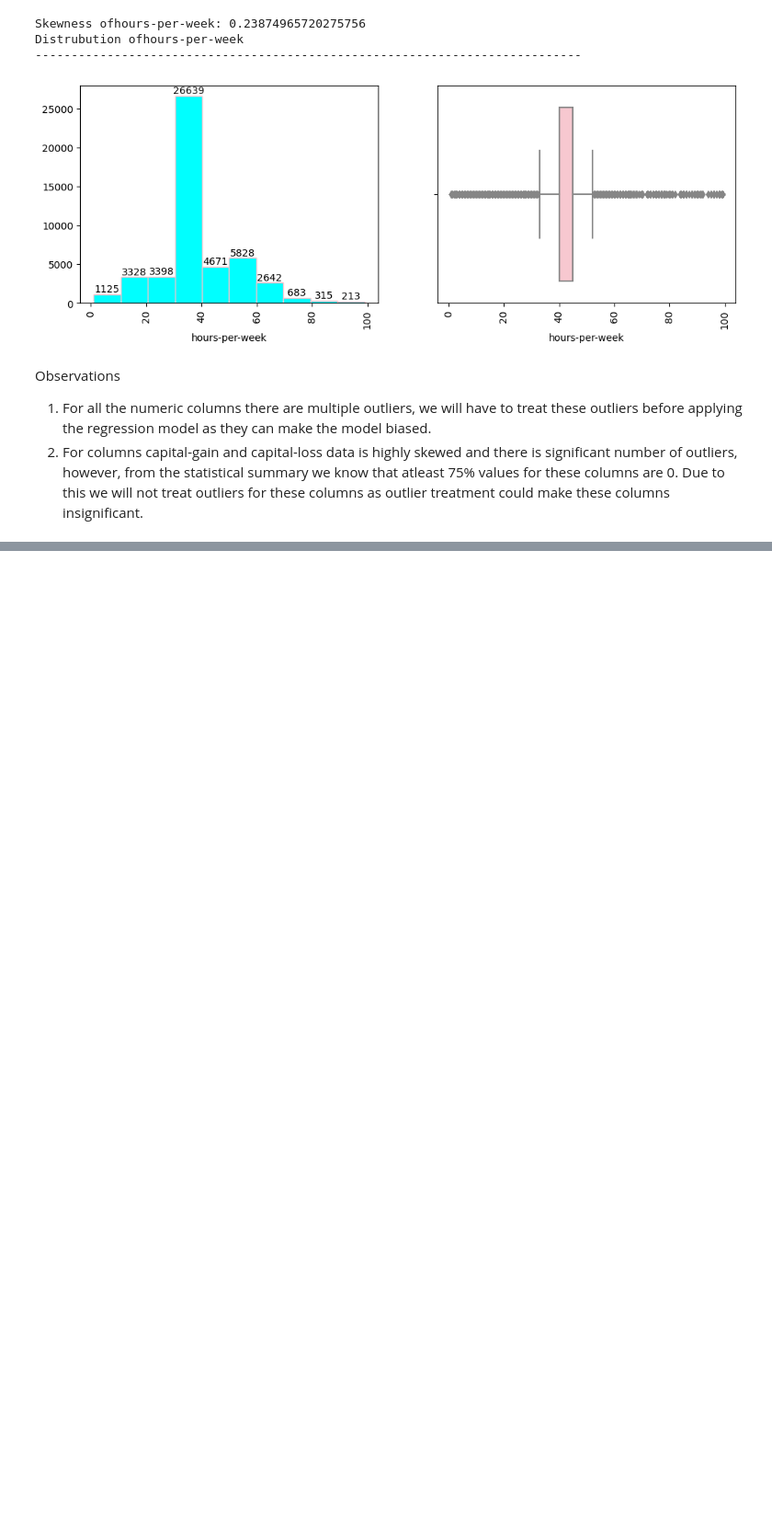
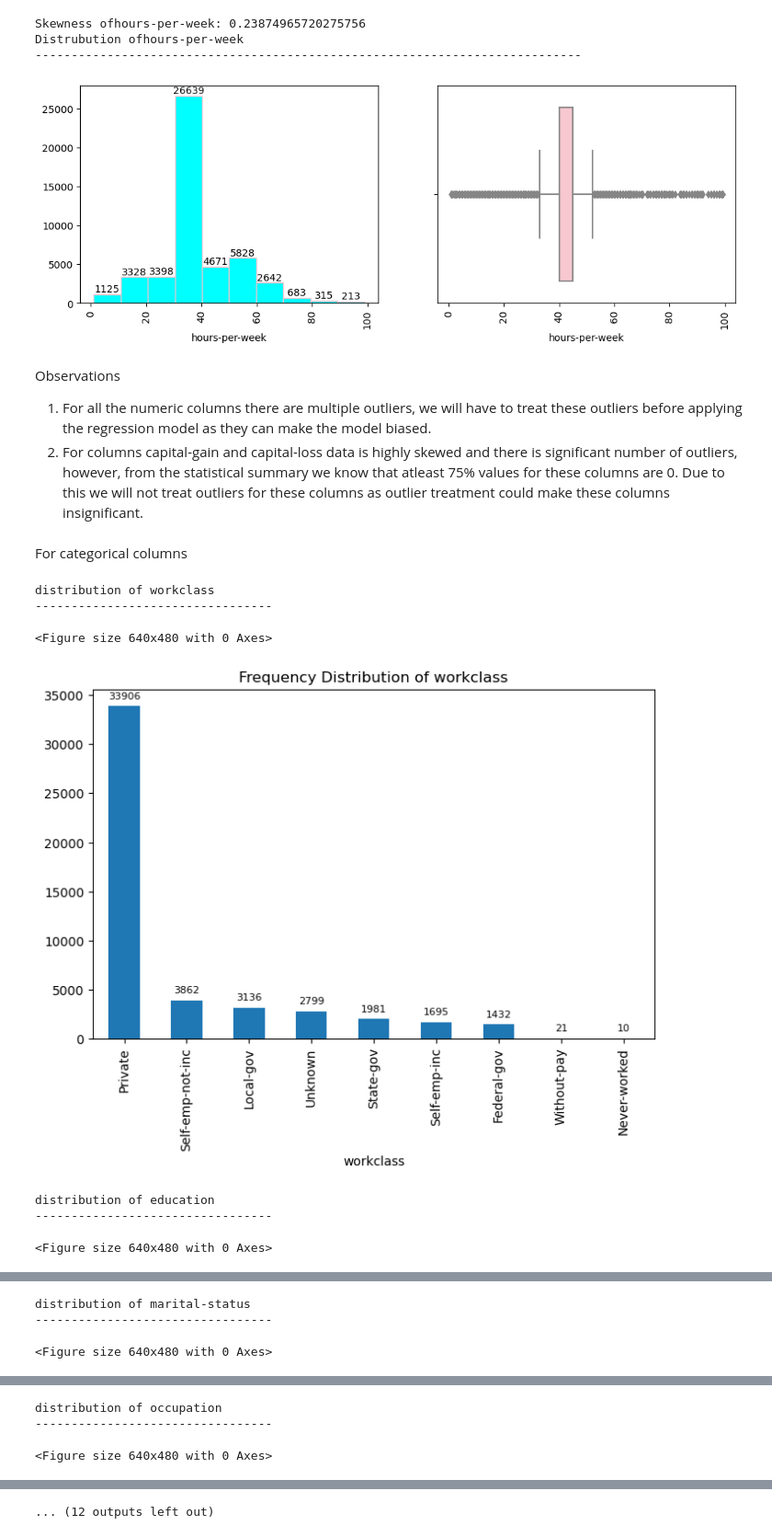
Before and after one commit to keithmmc/dataprojects, a Jupyter notebook: income.ipynb, the cells around one changed output, grey strips where cells are left out. Shown at 92% size. Cells and saved outputs as stored; diff of their text form; code cells hidden in the pictures; blank space fills up the shorter version.

```diff
--- a/income.ipynb
+++ b/income.ipynb
@@ -276,3 +276,32 @@ Distrubution ofhours-per-week
 Observations
 1. For all the numeric columns there are multiple outliers, we will have to treat these outliers before applying the regression model as they can make the model biased.
 2. For columns capital-gain and capital-loss data is highly skewed and there is significant number of outliers, however, from the statistical summary we know that atleast 75% values for these columns are 0. Due to this we will not treat outliers for these columns as outlier treatment could make these columns insignificant.
+# %% [markdown]
+For categorical columns
+# %%
+def univariateAnalysis_category(df, cat_column):
+    print("distribution of " + cat_column)
+    print("---------------------------------")
+    plt.figure()
+    plt.figure(figsize=(8, 5))
+    plots = df[cat_column].value_counts().plot.bar(title="Frequency Distribution of " + cat_column)
+    for bar in plots.patches:
+        plots.annotate(format(bar.get_height()),
+                   (bar.get_x() + bar.get_width() / 2,
+                    bar.get_height()), ha='center', va='center',
+                   size=8, xytext=(0, 8),
+                   textcoords='offset points')
+    plt.show()
+    print("       ")
+# %%
+cat_cols = adult_data_v1.select_dtypes(include = 'object').columns
+for col in cat_cols:
+    univariateAnalysis_category(adult_data_v1, col)
+# %% [output]
+distribution of workclass
+---------------------------------
+<Figure size 640x480 with 0 Axes>
+[figure, added]
+distribution of education
+---------------------------------
+<Figure size 640x480 with 0 Axes>
@@ -278,0 +309,3 @@ Observations
+distribution of marital-status
+---------------------------------
+<Figure size 640x480 with 0 Axes>
@@ -278,0 +313,3 @@ Observations
+distribution of occupation
+---------------------------------
+<Figure size 640x480 with 0 Axes>
@@ -278,0 +317 @@ Observations
+... (12 outputs left out)
```
Also changed, not shown: parts of 5 cells of this notebook.
